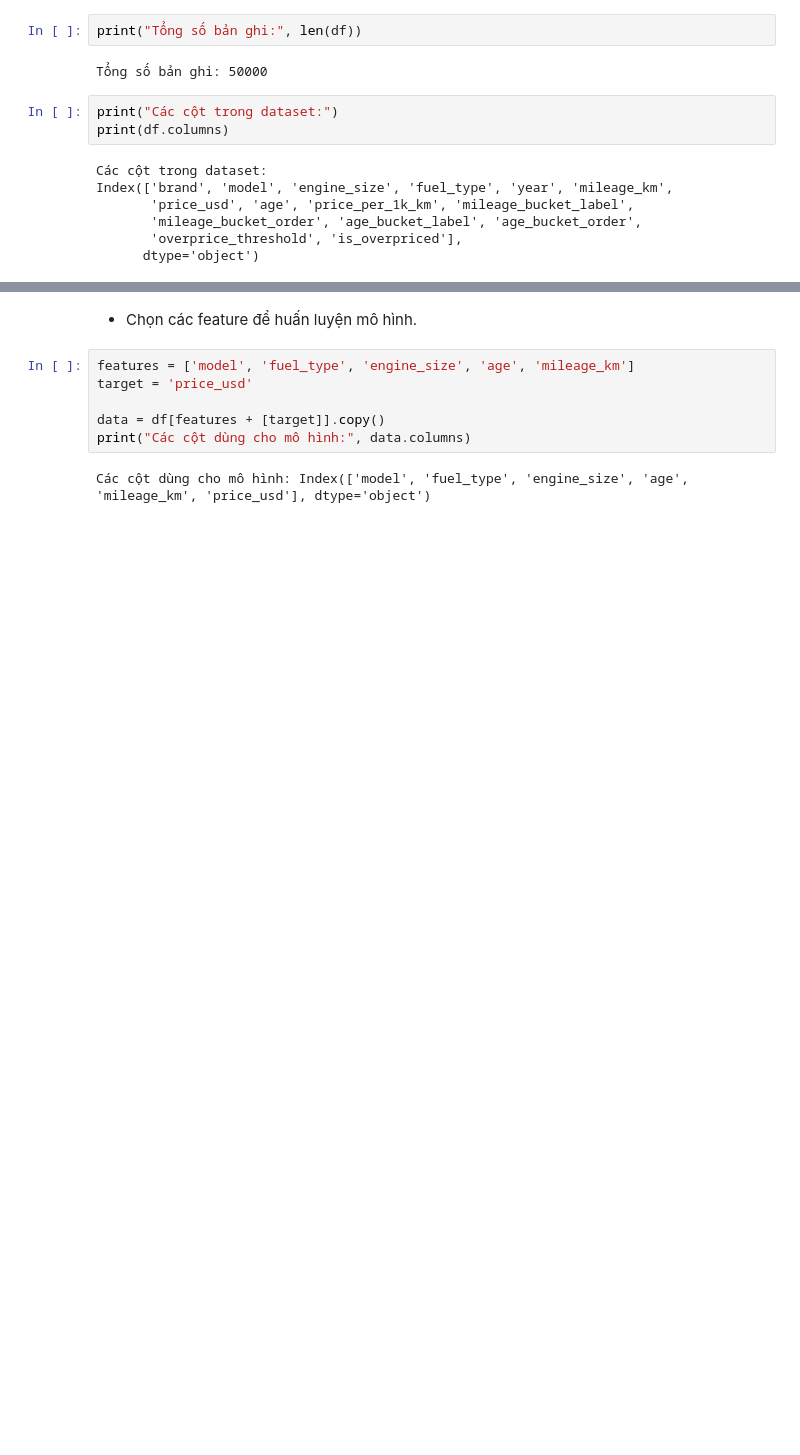
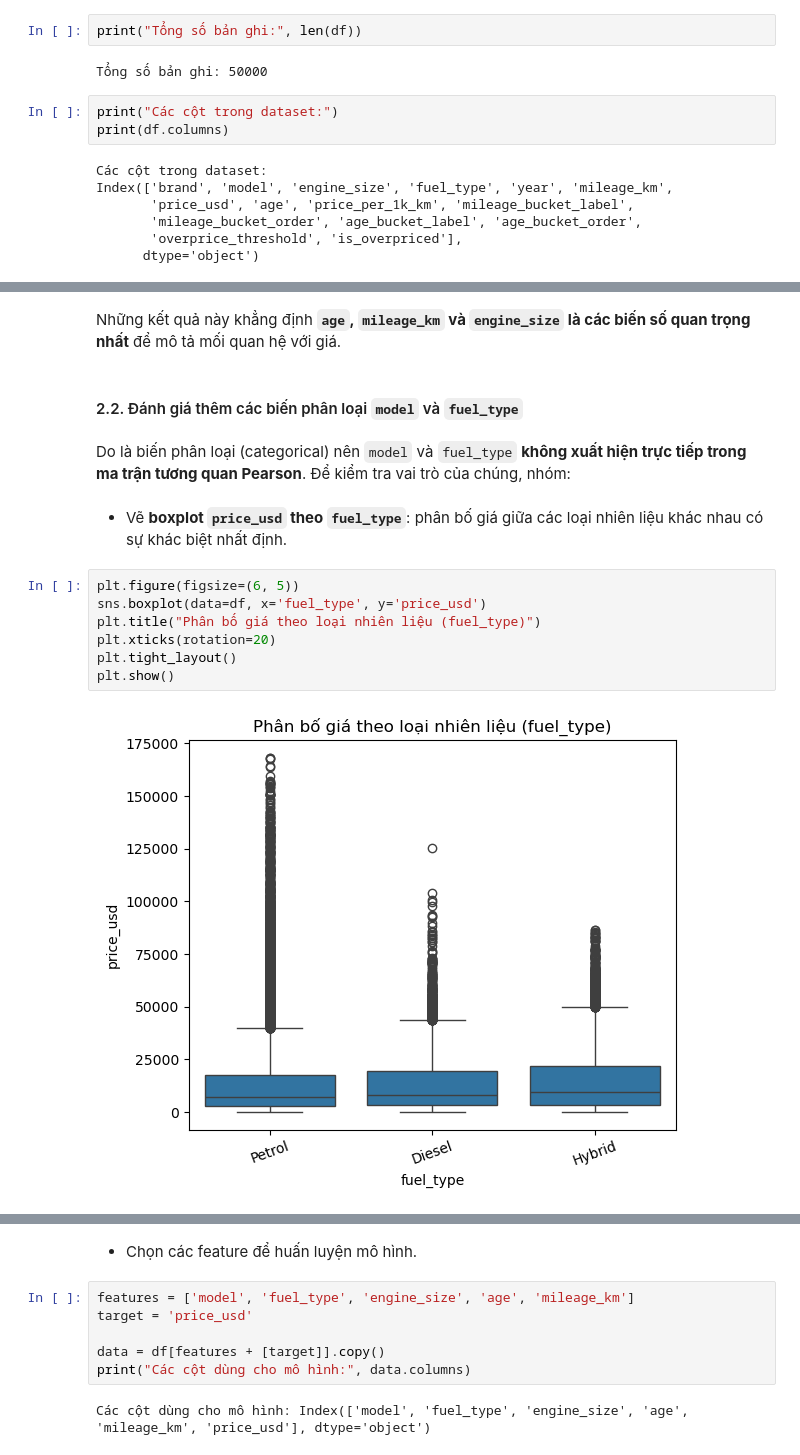
Before and after one commit to AdamNbz/IS217, a Jupyter notebook: source/Data Mining/data_mining.ipynb, the cells around one changed output, grey strips where cells are left out. Drawn from its saved outputs; the diff is of its cells as text; blank space fills up the shorter version.

Commit message:
feat: Update data mining source code

```diff
--- a/source/Data Mining/data_mining.ipynb
+++ b/source/Data Mining/data_mining.ipynb
@@ -43,0 +132,17 @@ Index(['brand', 'model', 'engine_size', 'fuel_type', 'year', 'mileage_km',
+# %% [markdown]
+Những kết quả này khẳng định **`age`, `mileage_km` và `engine_size` là các biến số quan trọng nhất** để mô tả mối quan hệ với giá.
+# %% [markdown]
+#### 2.2. Đánh giá thêm các biến phân loại `model` và `fuel_type`
+# %% [markdown]
+Do là biến phân loại (categorical) nên `model` và `fuel_type` **không xuất hiện trực tiếp trong ma trận tương quan Pearson**. Để kiểm tra vai trò của chúng, nhóm:
+# %% [markdown]
+- Vẽ **boxplot `price_usd` theo `fuel_type`**: phân bố giá giữa các loại nhiên liệu khác nhau có sự khác biệt nhất định.
+# %%
+plt.figure(figsize=(6, 5))
+sns.boxplot(data=df, x='fuel_type', y='price_usd')
+plt.title("Phân bố giá theo loại nhiên liệu (fuel_type)")
+plt.xticks(rotation=20)
+plt.tight_layout()
+plt.show()
+# %% [output]
+[figure, added]
```
Also changed, not shown: parts of 40 cells of this notebook.
